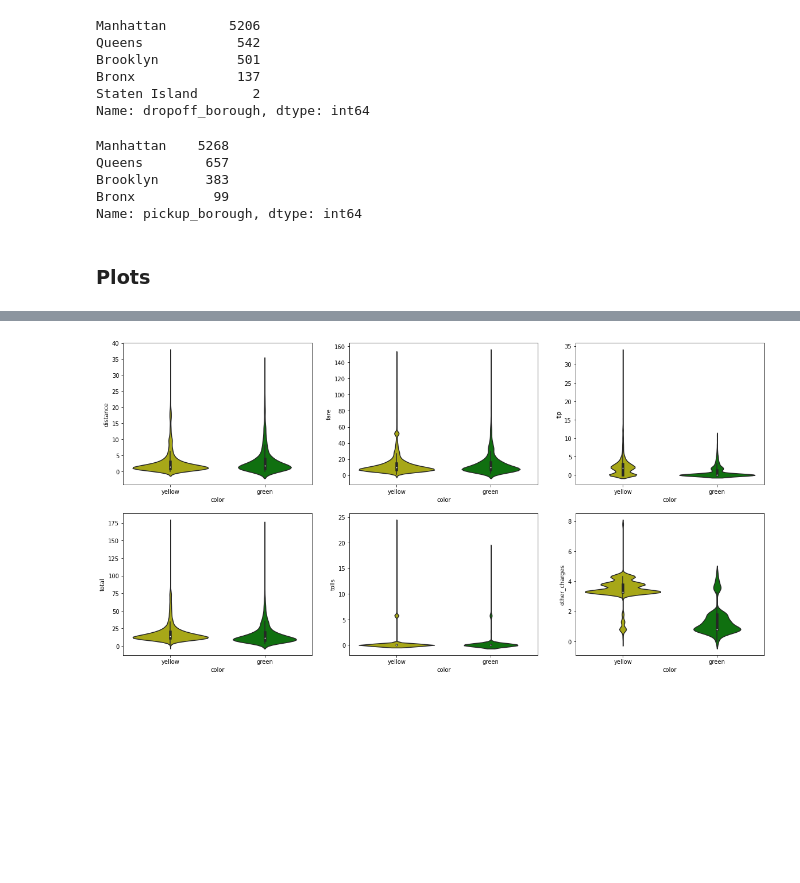
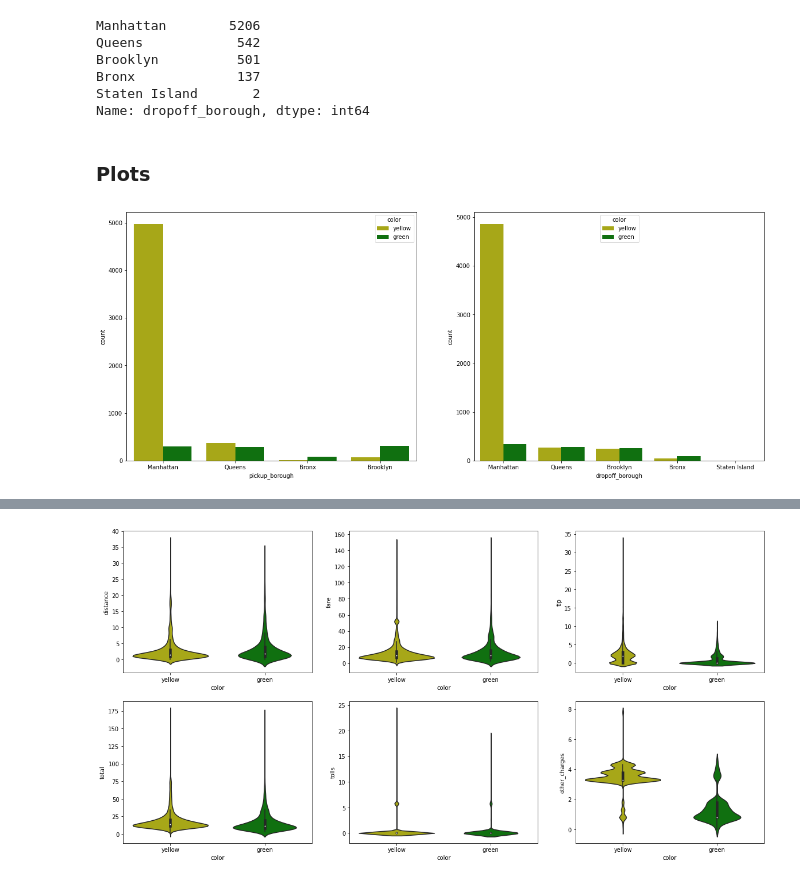
Before and after one commit to shrkntswn/Taxi, a Jupyter notebook: Taxi.ipynb, the cells around one changed output, grey strips where cells are left out. Cells and saved outputs as stored; diff of their text form; code cells hidden in the pictures; blank space fills up the shorter version.

```diff
--- a/Taxi.ipynb
+++ b/Taxi.ipynb
@@ -101,11 +142,3 @@ Brooklyn          501
 Bronx             137
 Staten Island       2
 Name: dropoff_borough, dtype: int64
-# %%
-taxi_data['pickup_borough'].value_counts()
-# %% [output]
-Manhattan    5268
-Queens        657
-Brooklyn      383
-Bronx          99
-Name: pickup_borough, dtype: int64
@@ -113,0 +152,7 @@ Name: pickup_borough, dtype: int64
+# %%
+plt.figure(figsize=(20,8))
+for index,x in enumerate(['pickup_borough', 'dropoff_borough']):
+    plt.subplot(1,2,index+1)
+    sns.countplot(data=taxi_data,x=x,hue='color', palette=color)
+# %% [output]
+[figure, added]
```
Also changed, not shown: parts of 16 cells of this notebook.
